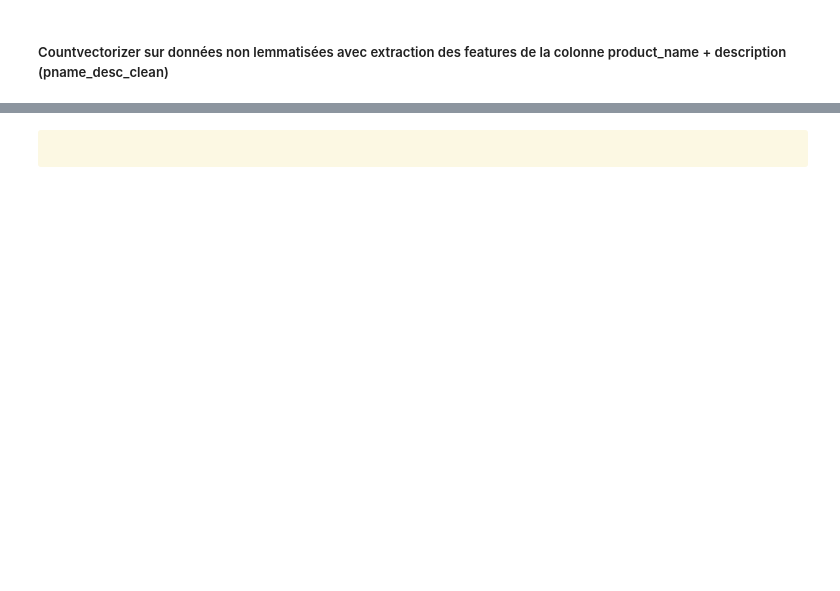
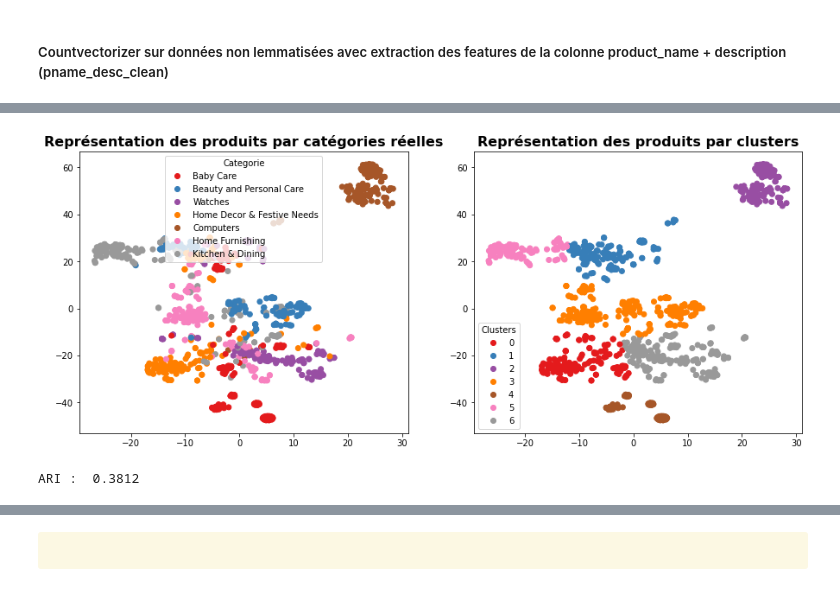
Before and after one commit to Milie-Mimi/OC_DS_Project6, a Jupyter notebook: GROSCHENE_Emilie_1_notebook_012023.ipynb, the cells around one changed output, grey strips where cells are left out. Saved outputs shown, nothing was run; the diff lists cells and outputs as text; code cells hidden in the pictures; blank space fills up the shorter version.

```diff
--- a/GROSCHENE_Emilie_1_notebook_012023.ipynb
+++ b/GROSCHENE_Emilie_1_notebook_012023.ipynb
@@ -2105,0 +2157,8 @@ une approche de type word/sentence embedding avec USE (Universal Sentence Encode
+# %%
+embeddings_w2v_pdesc_lem600 = W2v(df = data_bow,
+                                  col_vocab = 'pname_desc_clean_lem',
+                                  vector_size=600,
+                                  window=5,
+                                  min_count=1,
+                                  epochs=100,
+                                  maxlen = 24)
@@ -2105,0 +2173,10 @@ une approche de type word/sentence embedding avec USE (Universal Sentence Encode
+# %%
+ARI_w2v_pdesc_lem600, X_tsne_w2v_pdesc_lem600, labels_w2v_pdesc_lem600, time2_w2v_pdesc_lem600 = ARI_CBOW(embeddings_w2v_pdesc_lem600)
+# %%
+TSNE_visu_fct(X_tsne_w2v_pdesc_lem600,
+              y_cat_num,
+              labels_w2v_pdesc_lem600,
+              ARI_w2v_pdesc_lem600)
+# %% [output]
+[figure, added]
+ARI :  0.3812
```
Also changed, not shown: parts of 209 cells of this notebook.
